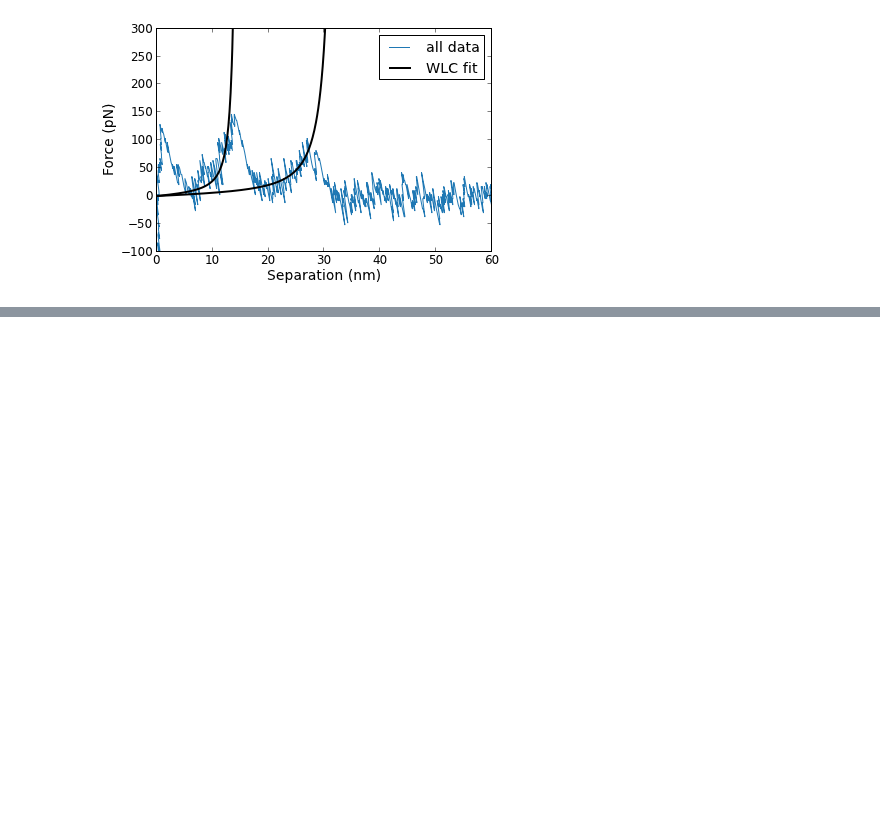
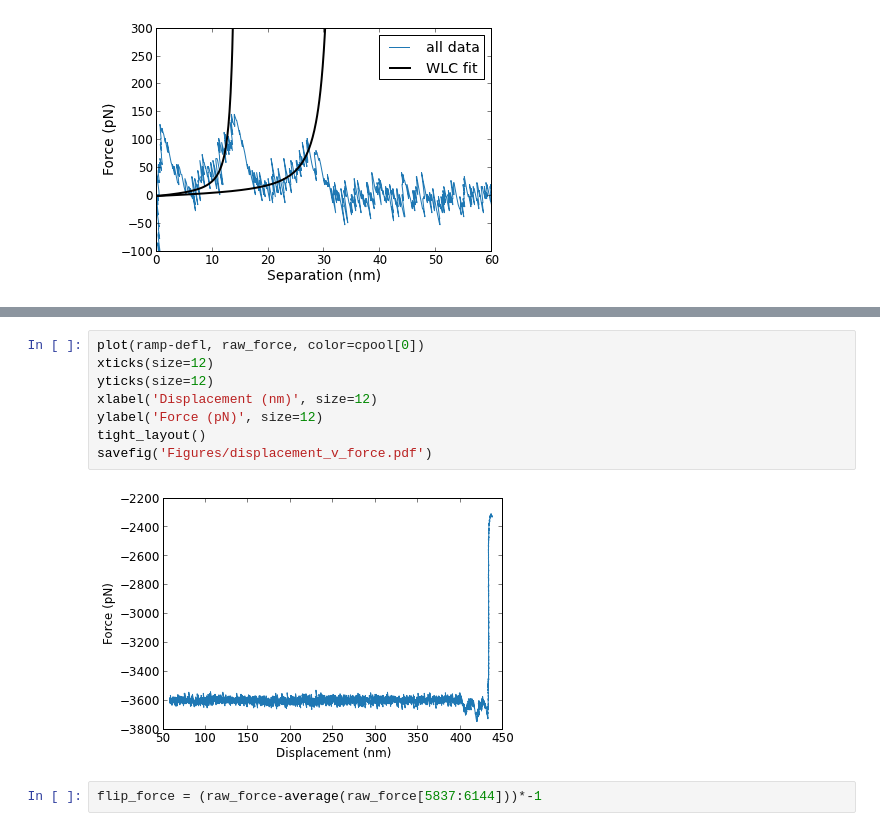
Before and after one commit to hilaryjoyce/smfs-data-analysis, a Jupyter notebook: Thesis figures.ipynb, the cells around one changed output, grey strips where cells are left out. Drawn from its saved outputs; the diff is of its cells as text; blank space fills up the shorter version.

```diff
--- a/Thesis figures.ipynb
+++ b/Thesis figures.ipynb
@@ -290,0 +346,12 @@ savefig("%sforce_tss_fit_wlc.pdf" % fig_folder, bboxed_inches='tight');
+# %%
+plot(ramp-defl, raw_force, color=cpool[0])
+xticks(size=12)
+yticks(size=12)
+xlabel('Displacement (nm)', size=12)
+ylabel('Force (pN)', size=12)
+tight_layout()
+savefig('Figures/displacement_v_force.pdf')
+# %% [output]
+[figure, added]
+# %%
+flip_force = (raw_force-average(raw_force[5837:6144]))*-1
```
Also changed, not shown: parts of 33 cells of this notebook, 3 other files.
